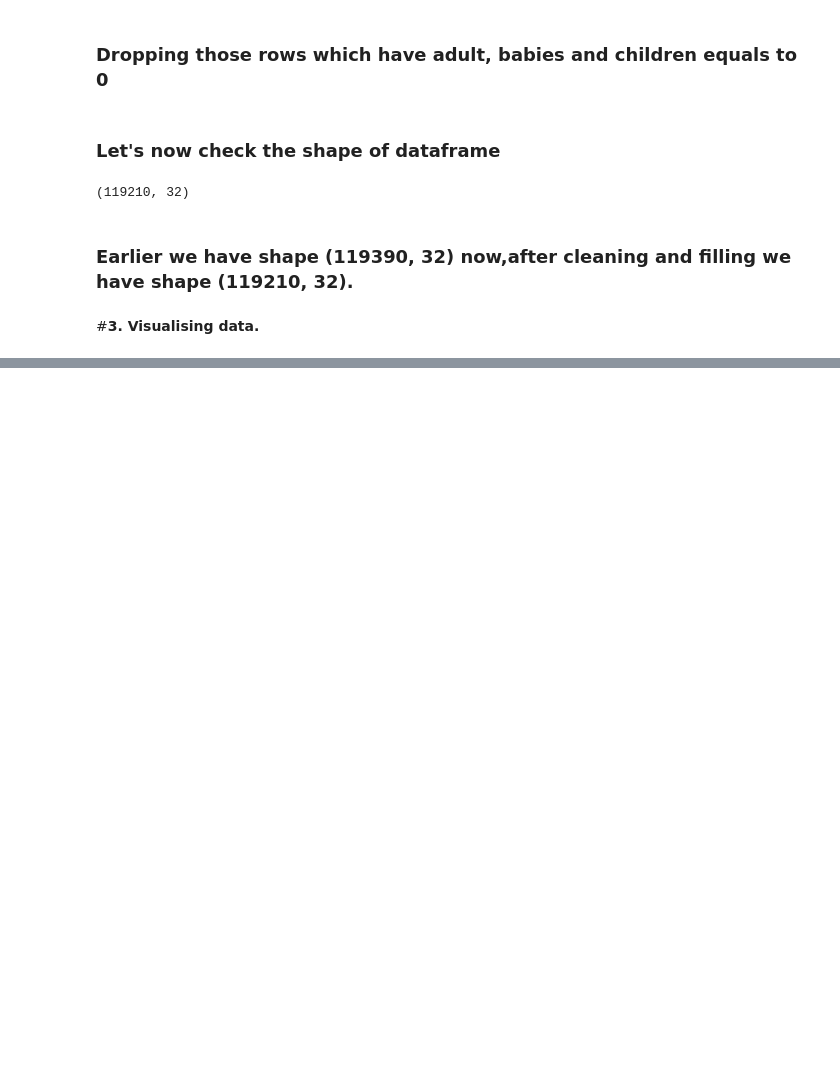
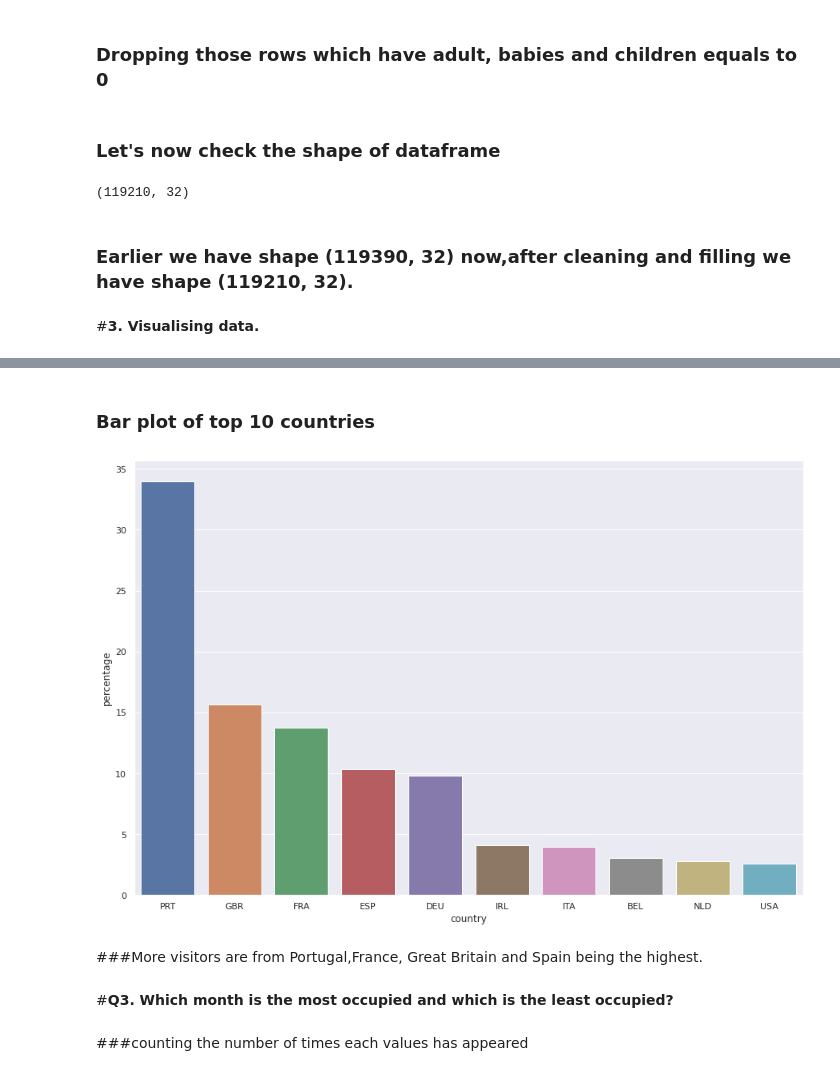
Before and after one commit to Asohail115/Hotel-Booking-Analysis, a Jupyter notebook: Hotel_Booking_Analysis_EDA_Capstone_Project.ipynb, the cells around one changed output, grey strips where cells are left out. Drawn from its saved outputs; the diff is of its cells as text; code cells hidden in the pictures; blank space fills up the shorter version.

```diff
--- a/Hotel_Booking_Analysis_EDA_Capstone_Project.ipynb
+++ b/Hotel_Booking_Analysis_EDA_Capstone_Project.ipynb
@@ -362,0 +421,2 @@ df_hotel.shape
+# %%
+top_10_countries = df_hotel[df_hotel['is_canceled']==0]['country'].value_counts()[:10]
@@ -362,0 +437,16 @@ df_hotel.shape
+# %%
+top_10_countries = top_10_countries.reset_index().rename(columns = {'index':'country','country':'number_of_bookings'})
+top_10_countries['percentage'] = (top_10_countries['number_of_bookings']/top_10_countries['number_of_bookings'].sum())*100
+# %% [markdown]
+### Bar plot of top 10 countries
+# %%
+plt.figure(figsize=(15,10))
+ax = sns.barplot(x="country", y="percentage", data=top_10_countries)
+# %% [output]
+[figure, added]
+# %% [markdown]
+###More visitors are from  Portugal,France, Great Britain and Spain being the highest.
+# %% [markdown]
+#**Q3. Which month is the most occupied and which is the least occupied?**
+# %% [markdown]
+###counting the number of times each values has appeared
```
Also changed, not shown: parts of 73 cells of this notebook.
